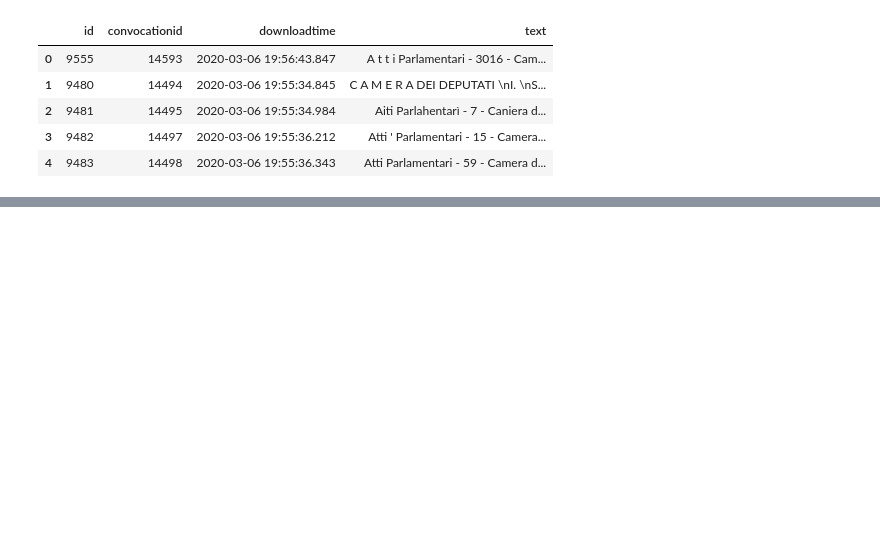
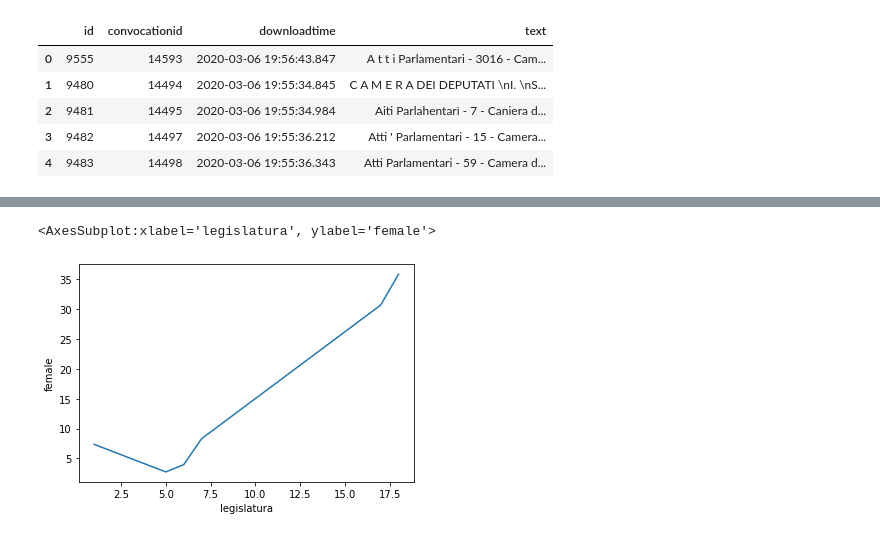
Before and after one commit to aliceiordache/gender-politics, a Jupyter notebook: gender_politics.ipynb, the cells around one changed output, grey strips where cells are left out. Cells and saved outputs as stored; diff of their text form; code cells hidden in the pictures; blank space fills up the shorter version.

```diff
--- a/gender_politics.ipynb
+++ b/gender_politics.ipynb
@@ -280,0 +580,5 @@ memory usage: 18.5+ MB
+# %%
+to_rem = [i for i in to_rem if i is not None]
+# %%
+df.drop(df.index[to_rem], inplace=True)
+df = df.reset_index(drop=True)
@@ -280,0 +719,2 @@ memory usage: 18.5+ MB
+# %%
+df_temp = df.drop_duplicates(["cognome", "nome", "legislatura"])
@@ -280,0 +736,5 @@ memory usage: 18.5+ MB
+# %%
+#Same as above in %
+genr_per_leg_perc = pd.crosstab(df_temp.legislatura, df_temp.genere, normalize="index")*100
+genr_per_leg_perc = genr_per_leg_perc.drop([2,3,4,8,9,10,11,12,13,14,15,16])
+genr_per_leg_perc
@@ -280,0 +812,6 @@ memory usage: 18.5+ MB
+# %%
+sns.lineplot(data=genr_per_leg_perc, x=genr_per_leg_perc.index, y="female")
+#the % of women per legis
+# %% [output]
+<AxesSubplot:xlabel='legislatura', ylabel='female'>
+[figure, added]
```
Also changed, not shown: parts of 178 cells of this notebook, 2 other files.
